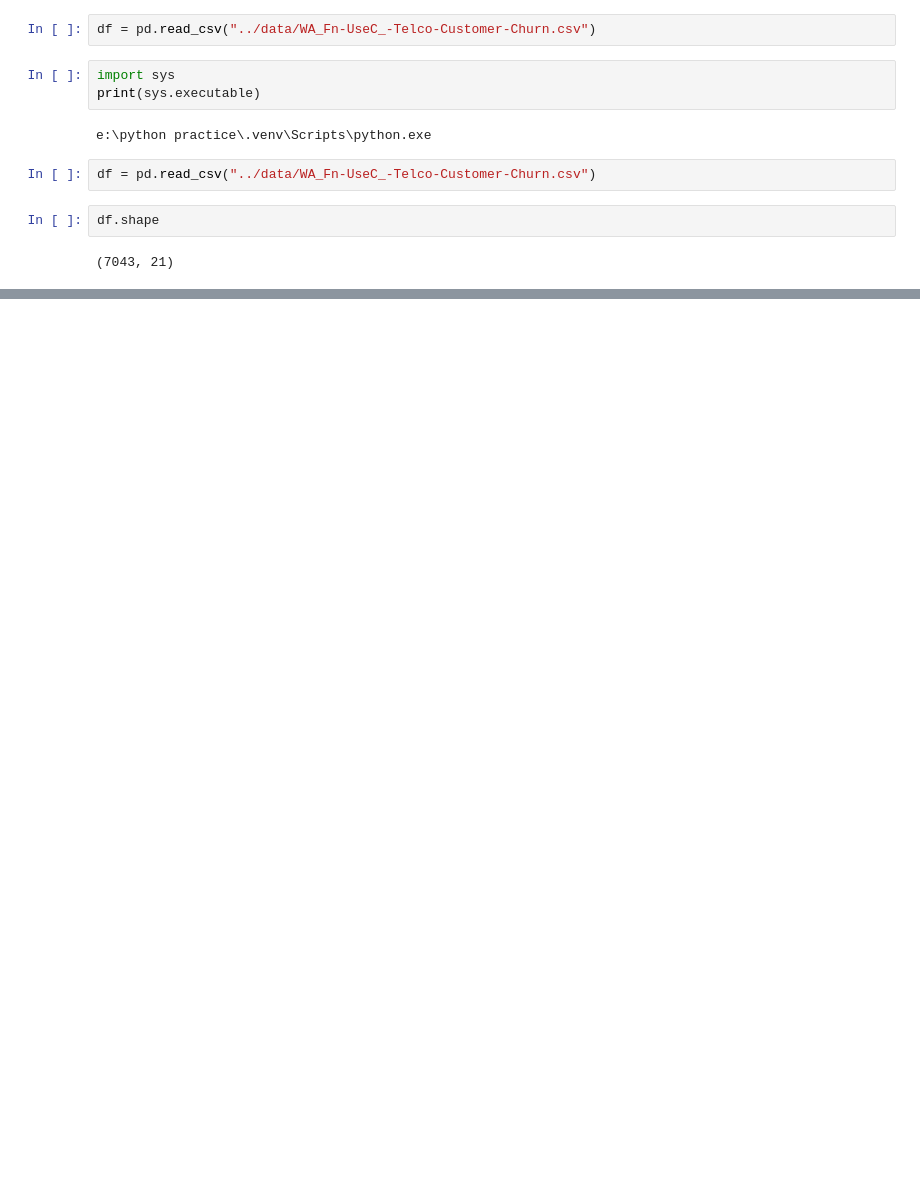
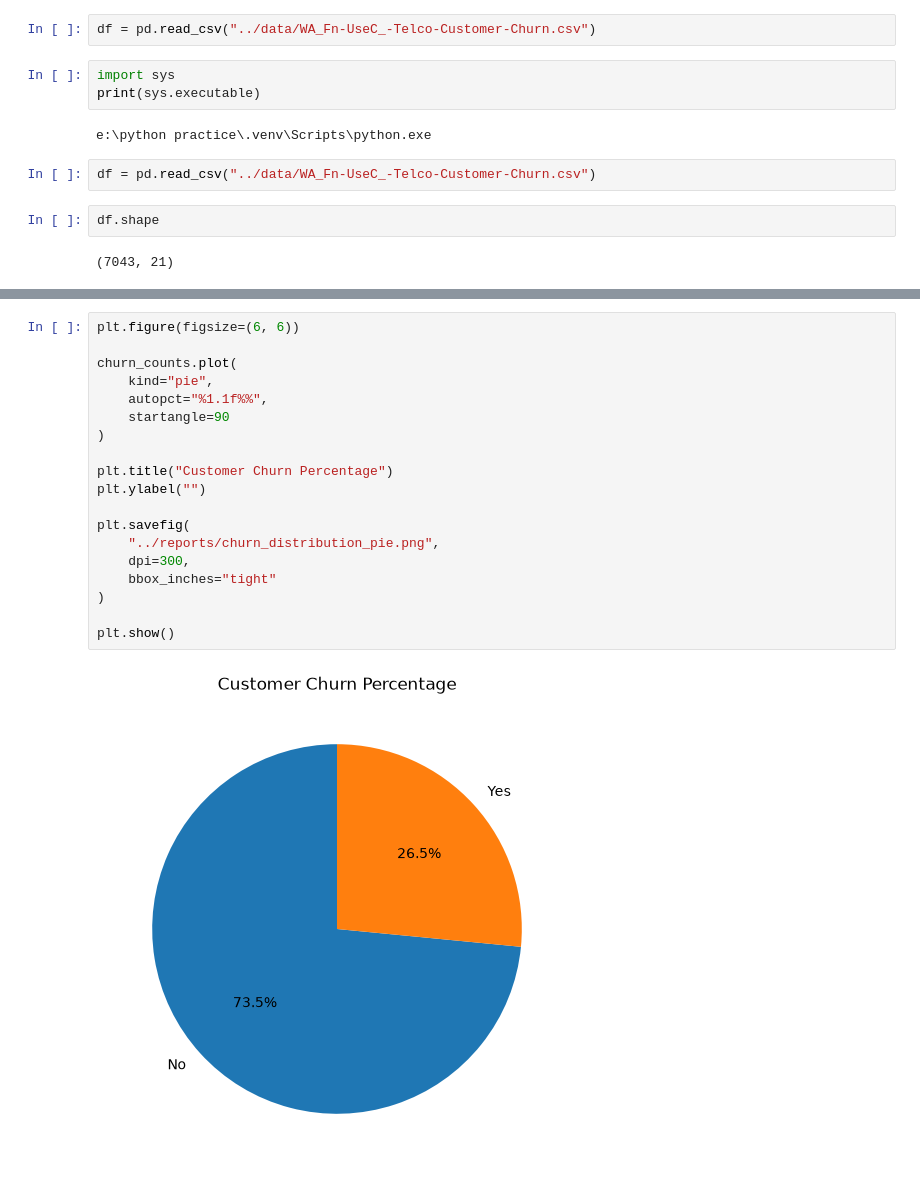
Before and after one commit to DJ321-art/ChurnSense, a Jupyter notebook: notebooks/01_eda.ipynb, the cells around one changed output, grey strips where cells are left out. Drawn from its saved outputs; the diff is of its cells as text; blank space fills up the shorter version.

```diff
--- a/notebooks/01_eda.ipynb
+++ b/notebooks/01_eda.ipynb
@@ -19,0 +182,21 @@ df.shape
+# %%
+plt.figure(figsize=(6, 6))
+
+churn_counts.plot(
+    kind="pie",
+    autopct="%1.1f%%",
+    startangle=90
+)
+
+plt.title("Customer Churn Percentage")
+plt.ylabel("")
+
+plt.savefig(
+    "../reports/churn_distribution_pie.png",
+    dpi=300,
+    bbox_inches="tight"
+)
+
+plt.show()
+# %% [output]
+[figure, added]
```
Also changed, not shown: parts of 36 cells of this notebook, 9 other files.
